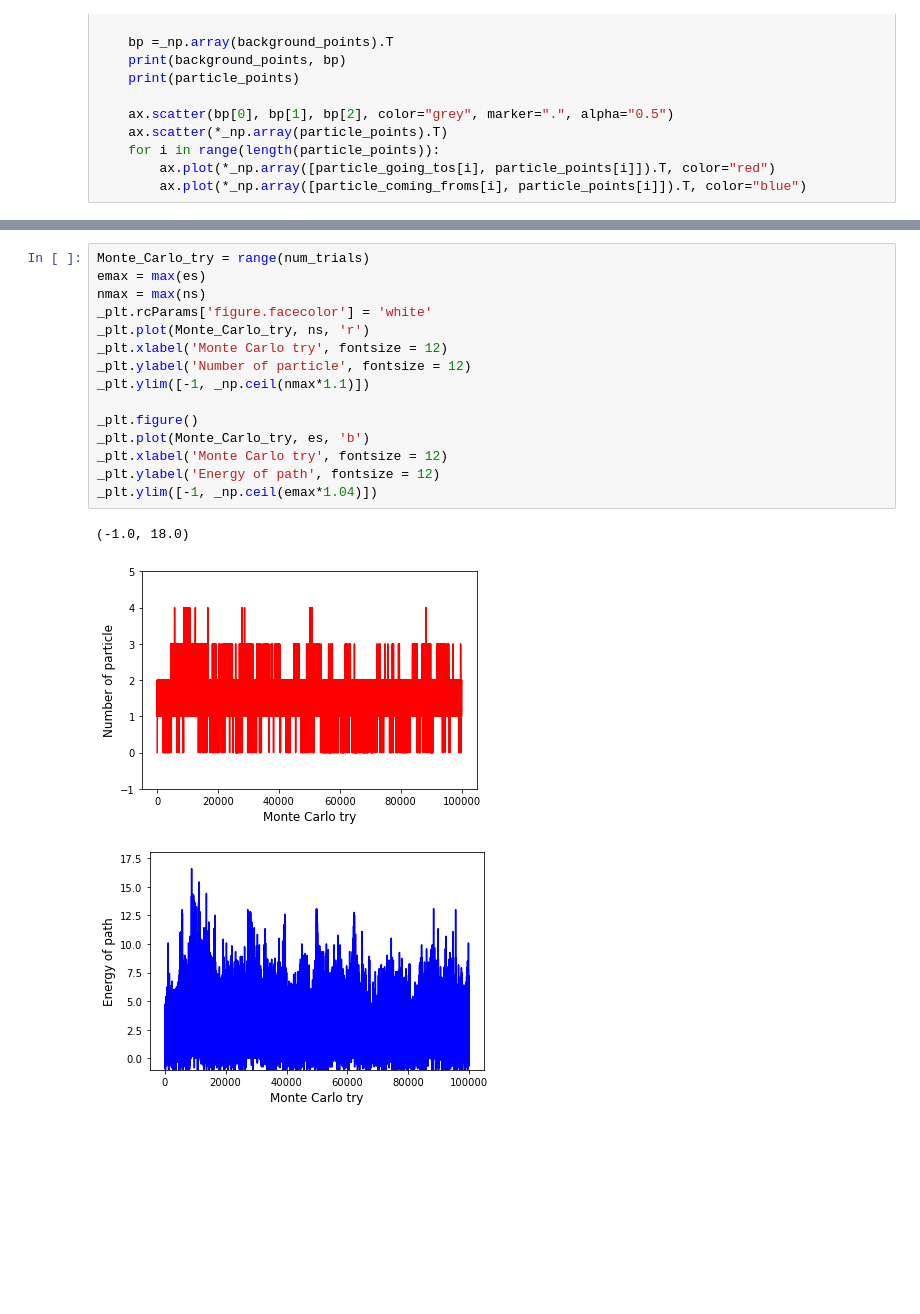
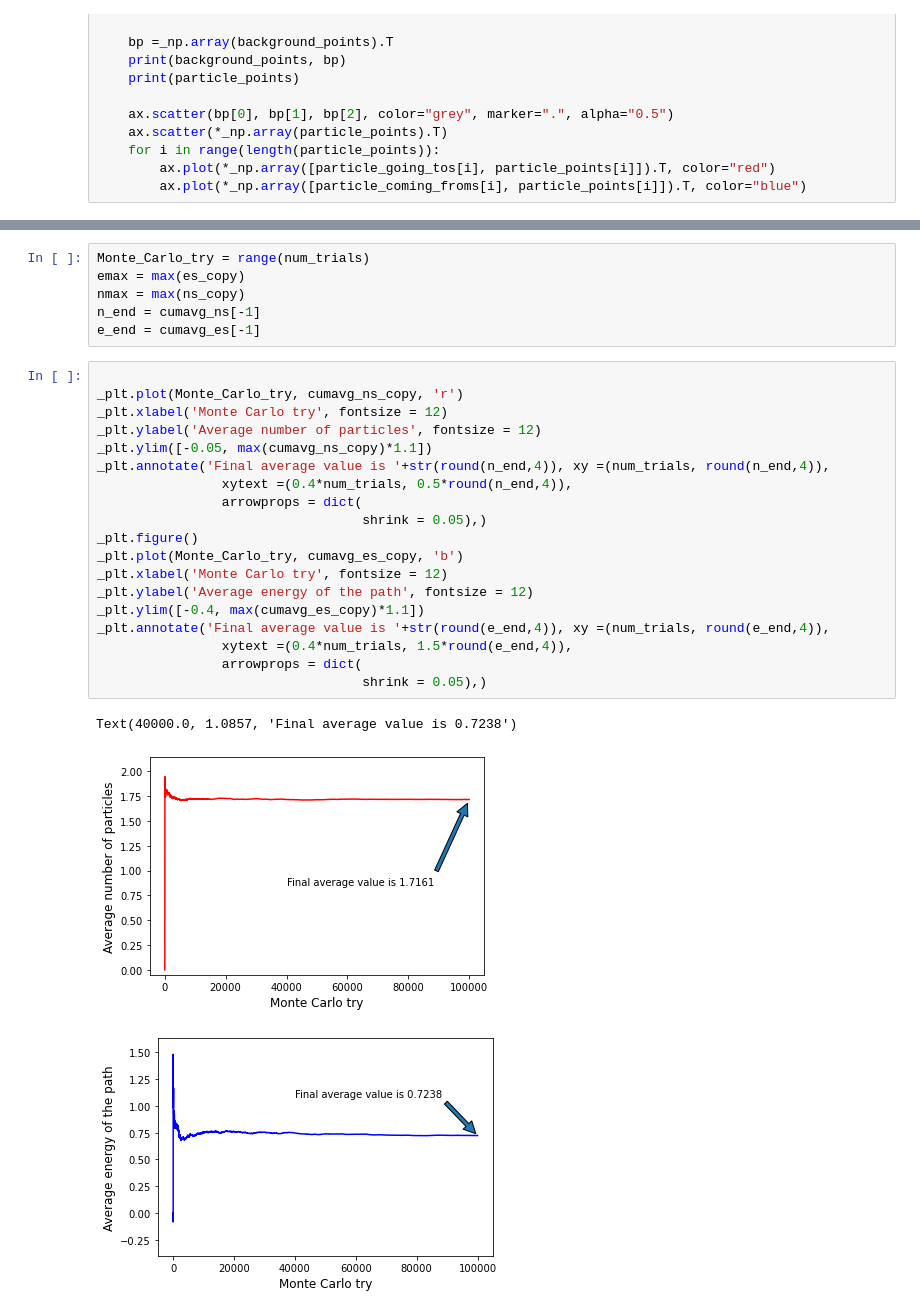
Before and after one commit to eren-guttentag/phys765_advanced_quantum, a Jupyter notebook: project1/problem2/worm_simulation.ipynb, the cells around one changed output, grey strips where cells are left out. Cells and saved outputs as stored; diff of their text form; blank space fills up the shorter version.

```diff
--- a/project1/problem2/worm_simulation.ipynb
+++ b/project1/problem2/worm_simulation.ipynb
@@ -440,19 +444,29 @@ print(total_block_average(es_block))
+# %%
+Monte_Carlo_try = range(num_trials)
+emax = max(es_copy)
+nmax = max(ns_copy)
+n_end = cumavg_ns[-1]
+e_end = cumavg_es[-1]
 # %%
-Monte_Carlo_try = range(num_trials)
-emax = max(es)
-nmax = max(ns)
-_plt.rcParams['figure.facecolor'] = 'white'
-_plt.plot(Monte_Carlo_try, ns, 'r')
+
+_plt.plot(Monte_Carlo_try, cumavg_ns_copy, 'r')
 _plt.xlabel('Monte Carlo try', fontsize = 12)
-_plt.ylabel('Number of particle', fontsize = 12)
-_plt.ylim([-1, _np.ceil(nmax*1.1)])
-
+_plt.ylabel('Average number of particles', fontsize = 12)
+_plt.ylim([-0.05, max(cumavg_ns_copy)*1.1])
+_plt.annotate('Final average value is '+str(round(n_end,4)), xy =(num_trials, round(n_end,4)),
+                xytext =(0.4*num_trials, 0.5*round(n_end,4)),
+                arrowprops = dict(
+                                  shrink = 0.05),)
 _plt.figure()
-_plt.plot(Monte_Carlo_try, es, 'b')
+_plt.plot(Monte_Carlo_try, cumavg_es_copy, 'b')
 _plt.xlabel('Monte Carlo try', fontsize = 12)
-_plt.ylabel('Energy of path', fontsize = 12)
-_plt.ylim([-1, _np.ceil(emax*1.04)])
+_plt.ylabel('Average energy of the path', fontsize = 12)
+_plt.ylim([-0.4, max(cumavg_es_copy)*1.1])
+_plt.annotate('Final average value is '+str(round(e_end,4)), xy =(num_trials, round(e_end,4)),
+                xytext =(0.4*num_trials, 1.5*round(e_end,4)),
+                arrowprops = dict(
+                                  shrink = 0.05),)
 # %% [output]
-(-1.0, 18.0)
+Text(40000.0, 1.0857, 'Final average value is 0.7238')
-[figure, old version]
+[figure, new version]
-[figure, old version]
+[figure, new version]
```
Also changed, not shown: parts of 20 cells of this notebook.
